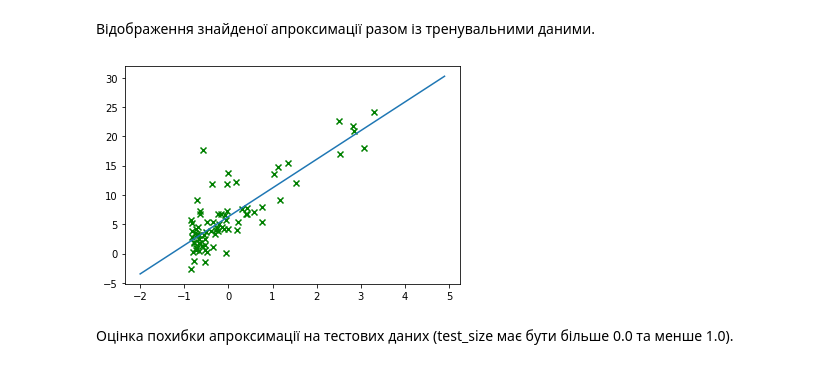
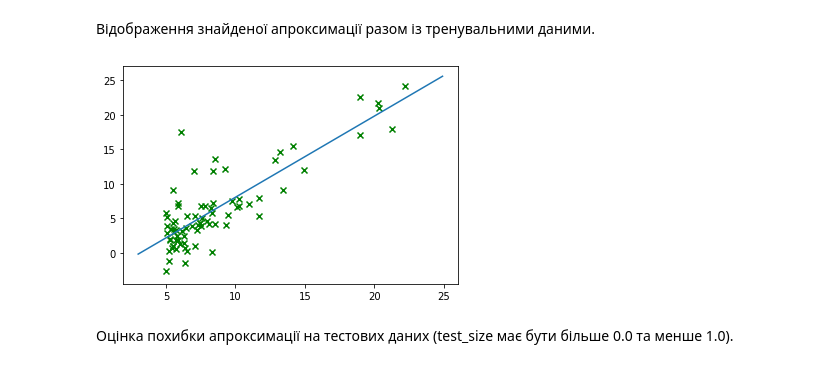
Before and after one commit to maksymborukh/ML, a Jupyter notebook: Practice/Simple Linear Regression/Linear Regression - Task.ipynb, the cells around one changed output. Cells and saved outputs as stored; diff of their text form; code cells hidden in the pictures.

```diff
--- a/Practice/Simple Linear Regression/Linear Regression - Task.ipynb
+++ b/Practice/Simple Linear Regression/Linear Regression - Task.ipynb
@@ -275,15 +275,15 @@ plot_J(X, y)
 # %% [markdown]
 Відображення знайденої апроксимації разом із тренувальними даними.
 # %%
-x = np.arange(-2, 5, 0.1)
-h = new_theta[0] + new_theta[1]*x
+x = np.arange(3, 25, 0.1)
+h = new_theta[0] + new_theta[1]*(x-mean)/std
 
 plt.plot(x, h)
-plt.scatter(X_train_norm, y_train, marker='x', c='green')
+plt.scatter(X_train, y_train, marker='x', c='green')
 
 plt.show()
 # %% [output]
-[figure, old version]
+[figure, new version]
 # %% [markdown]
 Оцінка похибки апроксимації на тестових даних (test_size має бути більше 0.0 та менше 1.0).
 # %%
```
Also changed, not shown: parts of 1 cell of this notebook.
